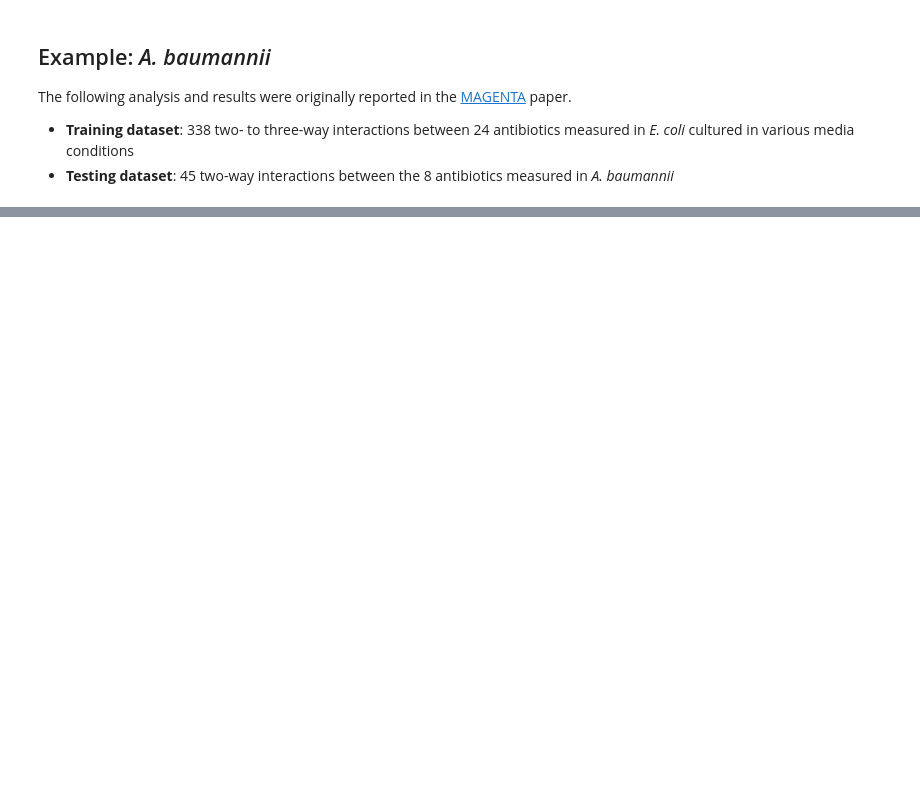
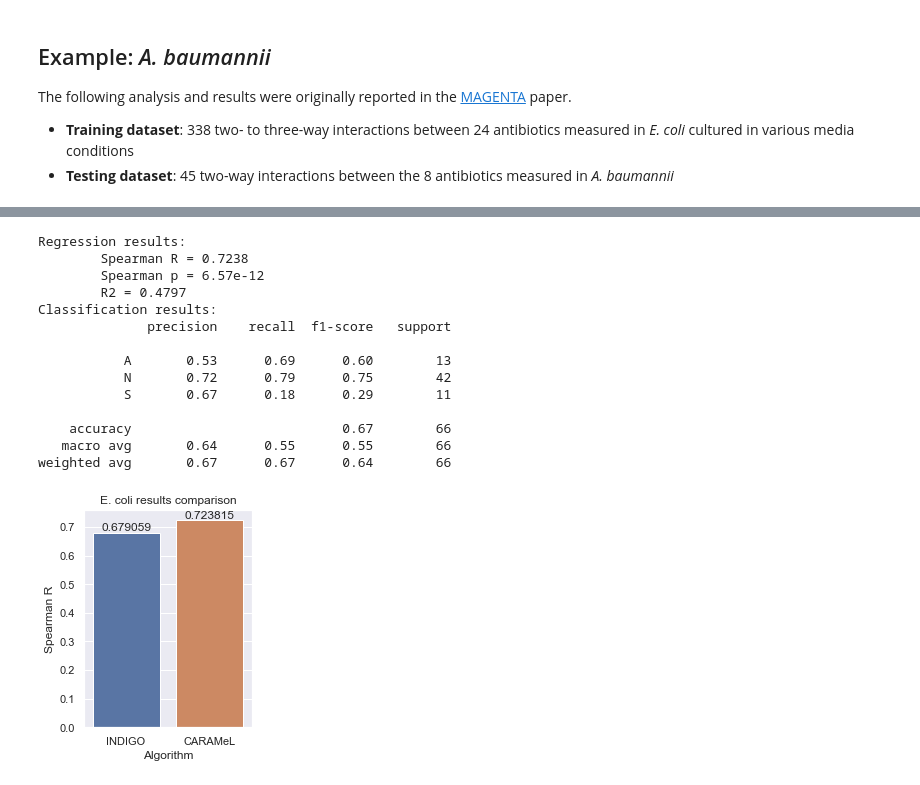
Before and after one commit to sriram-lab/INDIGOpy, a Jupyter notebook: docs/notebooks/indigopy_demo.ipynb, the cells around one changed output, grey strips where cells are left out. Drawn from its saved outputs; the diff is of its cells as text; code cells hidden in the pictures; blank space fills up the shorter version.

Commit message:
Updating documentation to include CARAMeL implementation.

```diff
--- a/docs/notebooks/indigopy_demo.ipynb
+++ b/docs/notebooks/indigopy_demo.ipynb
@@ -48,10 +48,10 @@ test_labels     = classify(test_scores, thresholds=thresh, classes=classes)
 reg_model = RandomForestRegressor()
 reg_model.fit(X_train, train_scores)
 reg_y = reg_model.predict(X_test)
-r, p = spearmanr(test_scores, reg_y)
+r1, p = spearmanr(test_scores, reg_y)
 r2 = r2_score(test_scores, reg_y)
 print('Regression results:')
-print('\tSpearman R = {}'.format(round(r, 4)))
+print('\tSpearman R = {}'.format(round(r1, 4)))
 print('\tSpearman p = {:.3g}'.format(p))
 print('\tR2 = {}'.format(round(r2, 4)))
 
@@ -292,0 +299,67 @@ weighted avg       0.52      0.40      0.25        45
+# %%
+# Load sample data
+sample = load_sample('ecoli')
+
+# Define input arguments
+key             = sample['key']
+train_ixns      = sample['train']['interactions']
+train_scores    = sample['train']['scores']
+test_ixns       = sample['test']['interactions']
+test_scores     = sample['test']['scores']
+
+# Define drug profile information
+df              = pd.read_csv('ecoli_flux_normalized.csv')
+profiles        = df.loc[:, ~df.columns.isin(['rxn', 'rxnName', 'subSystem'])].to_dict('list')
+feature_names   = df['rxn'].tolist()
+
+# Determine ML features
+train_data      = featurize(train_ixns, profiles, feature_names=feature_names, key=key, silent=True)
+test_data       = featurize(test_ixns, profiles, feature_names=feature_names, key=key, silent=True)
+X_train, X_test = train_data['feature_df'].to_numpy().transpose(), test_data['feature_df'].to_numpy().transpose()
+
+# Determine class labels
+thresh, classes = (-0.5, 2), ('S', 'N', 'A')
+train_labels    = classify(train_scores, thresholds=thresh, classes=classes)
+test_labels     = classify(test_scores, thresholds=thresh, classes=classes)
+
+# Train and apply a regression-based model
+reg_model = RandomForestRegressor()
+reg_model.fit(X_train, train_scores)
+reg_y = reg_model.predict(X_test)
+r, p = spearmanr(test_scores, reg_y)
+r2 = r2_score(test_scores, reg_y)
+print('Regression results:')
+print('\tSpearman R = {}'.format(round(r, 4)))
+print('\tSpearman p = {:.3g}'.format(p))
+print('\tR2 = {}'.format(round(r2, 4)))
+
+# Train and apply a classification-based model
+class_model = RandomForestClassifier()
+class_model.fit(X_train, train_labels)
+class_y = class_model.predict(X_test)
+print('Classification results:')
+print(classification_report(test_labels, class_y))
+
+# Visualize compare INDIGO vs. CARAMeL
+df = pd.DataFrame({'Algorithm': ['INDIGO', 'CARAMeL'], 'Spearman R': [r1, r]})
+sns.set(rc={'figure.figsize':(3, 4)})
+ax = sns.barplot(x='Algorithm', y='Spearman R', data=df, order=['INDIGO', 'CARAMeL'])
+ax.set(title='E. coli results comparison')
+ax.bar_label(ax.containers[0])
+plt.show()
+# %% [output]
+Regression results:
+        Spearman R = 0.7238
+        Spearman p = 6.57e-12
+        R2 = 0.4797
+Classification results:
+              precision    recall  f1-score   support
+
+           A       0.53      0.69      0.60        13
+           N       0.72      0.79      0.75        42
+           S       0.67      0.18      0.29        11
+
+    accuracy                           0.67        66
+   macro avg       0.64      0.55      0.55        66
+weighted avg       0.67      0.67      0.64        66
+[figure, added]
```
Also changed, not shown: parts of 5 cells of this notebook, 2 other files.
